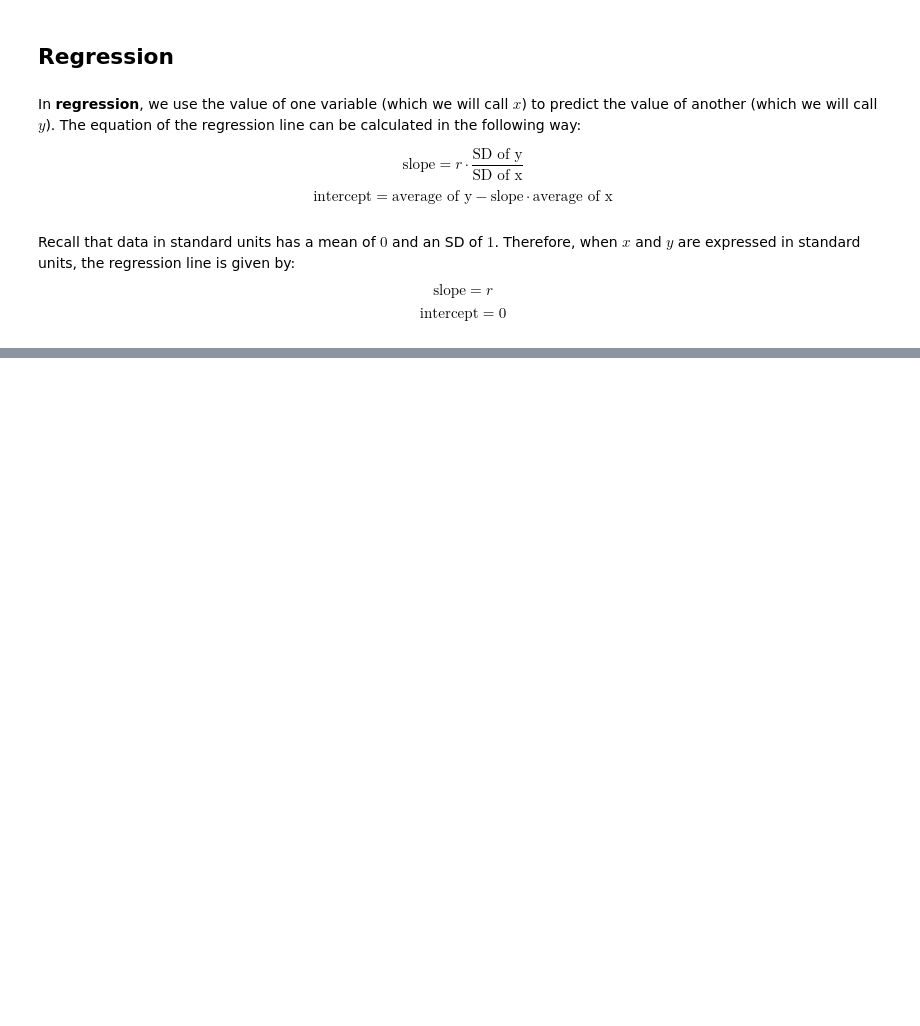
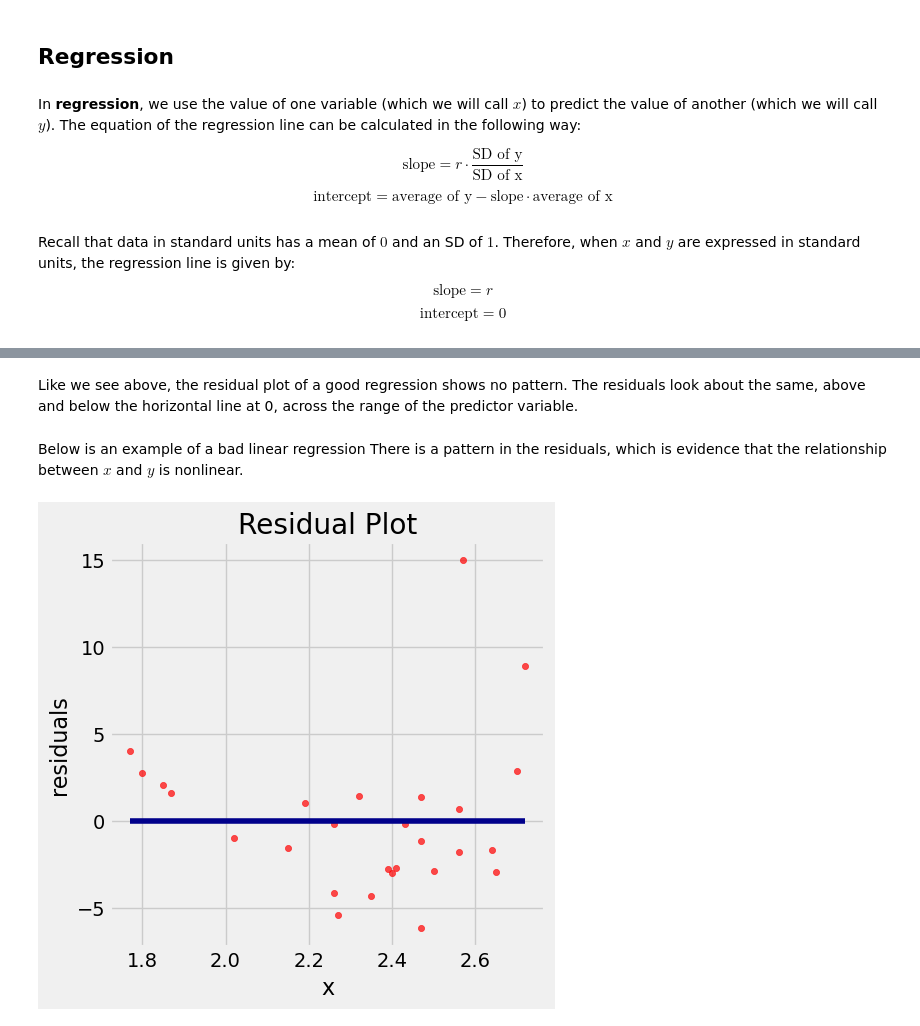
Before and after one commit to samuelBobick/d8-mini-lectures, a Jupyter notebook: mini-lectures.ipynb, the cells around one changed output, grey strips where cells are left out. Cells and saved outputs as stored; diff of their text form; code cells hidden in the pictures; blank space fills up the shorter version.

```diff
--- a/mini-lectures.ipynb
+++ b/mini-lectures.ipynb
@@ -494,0 +559,9 @@ $$\text{intercept} = 0$$
+# %% [markdown]
+Like we see above, the residual plot of a good regression shows no pattern. The residuals look about the same, above and below the horizontal line at 0, across the range of the predictor variable.
+# %% [markdown]
+Below is an example of a bad linear regression There is a pattern in the residuals, which is evidence that the relationship between $x$ and $y$ is nonlinear.
+# %%
+dugongs = Table.read_table('https://www.inferentialthinking.com/data/dugongs.csv').relabeled("Length", "x").relabeled("Age", "y")
+residual_plot(dugongs, "x", "y")
+# %% [output]
+[figure, added]
```
Also changed, not shown: parts of 27 cells of this notebook, 3 other files.
